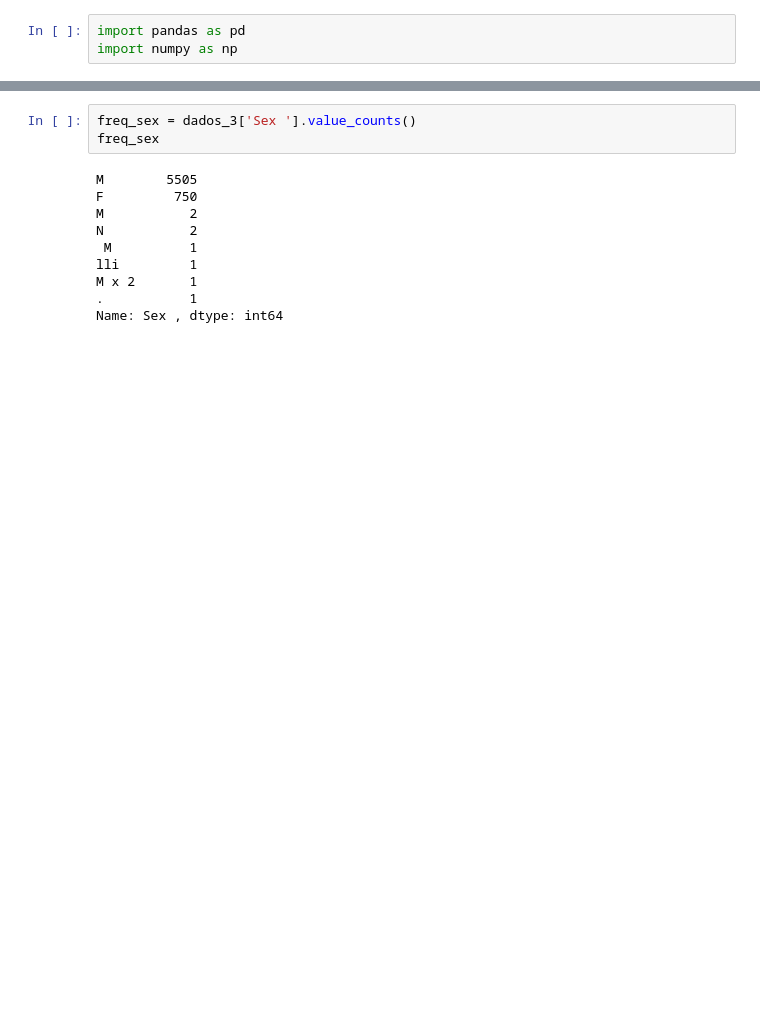
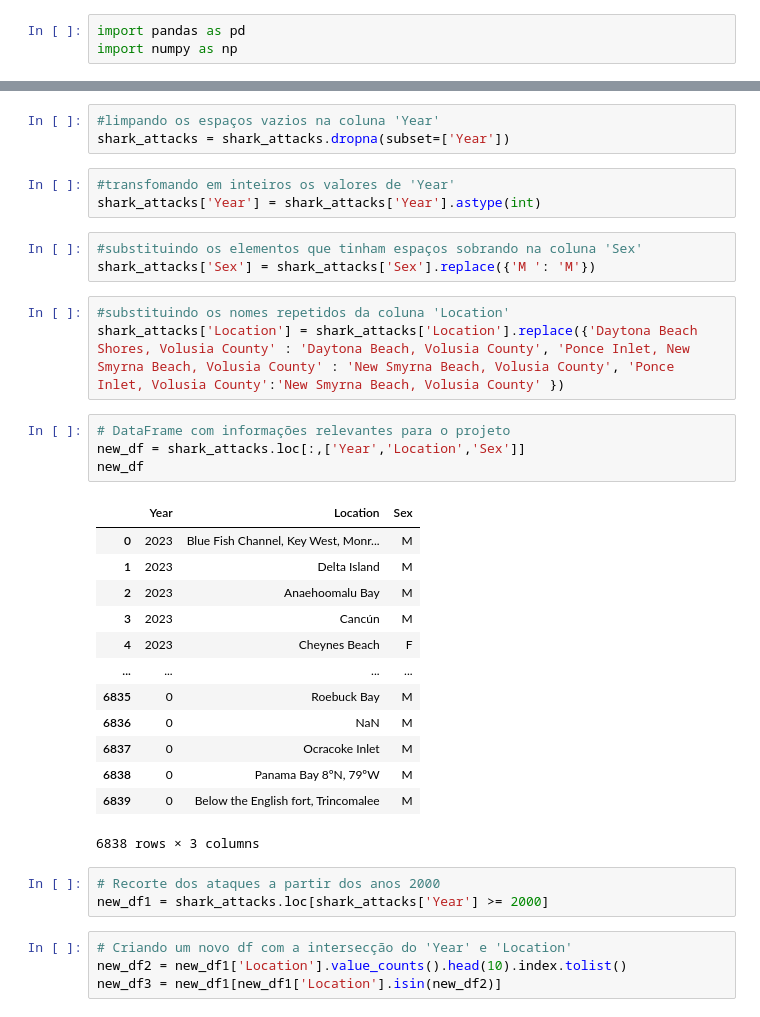
Before and after one commit to rayanchianelli/Projeto-Shark-Attacks, a Jupyter notebook: projeto_shark_attacks.ipynb, the cells around one changed output, grey strips where cells are left out. Drawn from its saved outputs; the diff is of its cells as text; blank space fills up the shorter version.

```diff
--- a/projeto_shark_attacks.ipynb
+++ b/projeto_shark_attacks.ipynb
@@ -84,13 +23,37 @@ Name: Date, Length: 5913, dtype: int64
-# %%
-freq_sex = dados_3['Sex '].value_counts()
-freq_sex
-# %% [output]
-M        5505
-F         750
-M           2
-N           2
- M          1
-lli         1
-M x 2       1
-.           1
-Name: Sex , dtype: int64
+# %%
+#limpando os espaços vazios na coluna 'Year'
+shark_attacks = shark_attacks.dropna(subset=['Year'])
+# %%
+#transfomando em inteiros os valores de 'Year'
+shark_attacks['Year'] = shark_attacks['Year'].astype(int)
+# %%
+#substituindo os elementos que tinham espaços sobrando na coluna 'Sex'
+shark_attacks['Sex'] = shark_attacks['Sex'].replace({'M ': 'M'})
+# %%
+#substituindo os nomes repetidos da coluna 'Location'
+shark_attacks['Location'] = shark_attacks['Location'].replace({'Daytona Beach Shores, Volusia County' : 'Daytona Beach, Volusia County', 'Ponce Inlet, New Smyrna Beach, Volusia County' : 'New Smyrna Beach, Volusia County', 'Ponce Inlet, Volusia County':'New Smyrna Beach, Volusia County' })
+# %%
+# DataFrame com informações relevantes para o projeto
+new_df = shark_attacks.loc[:,['Year','Location','Sex']]
+new_df
+# %% [output]
+|  | Year | Location | Sex |
+| 0 | 2023 | Blue Fish Channel, Key West, Monr... | M |
+| 1 | 2023 | Delta Island | M |
+| 2 | 2023 | Anaehoomalu Bay | M |
+| 3 | 2023 | Cancún | M |
+| 4 | 2023 | Cheynes Beach | F |
+| ... | ... | ... | ... |
+| 6835 | 0 | Roebuck Bay | M |
+| 6836 | 0 | NaN | M |
+| 6837 | 0 | Ocracoke Inlet | M |
+| 6838 | 0 | Panama Bay 8ºN, 79ºW | M |
+| 6839 | 0 | Below the English fort, Trincomalee | M |
+6838 rows × 3 columns
+# %%
+# Recorte dos ataques a partir dos anos 2000
+new_df1 = shark_attacks.loc[shark_attacks['Year'] >= 2000]
+# %%
+# Criando um novo df com a intersecção do 'Year' e 'Location'
+new_df2 = new_df1['Location'].value_counts().head(10).index.tolist()
+new_df3 = new_df1[new_df1['Location'].isin(new_df2)]
```
Also changed, not shown: parts of 16 cells of this notebook.
